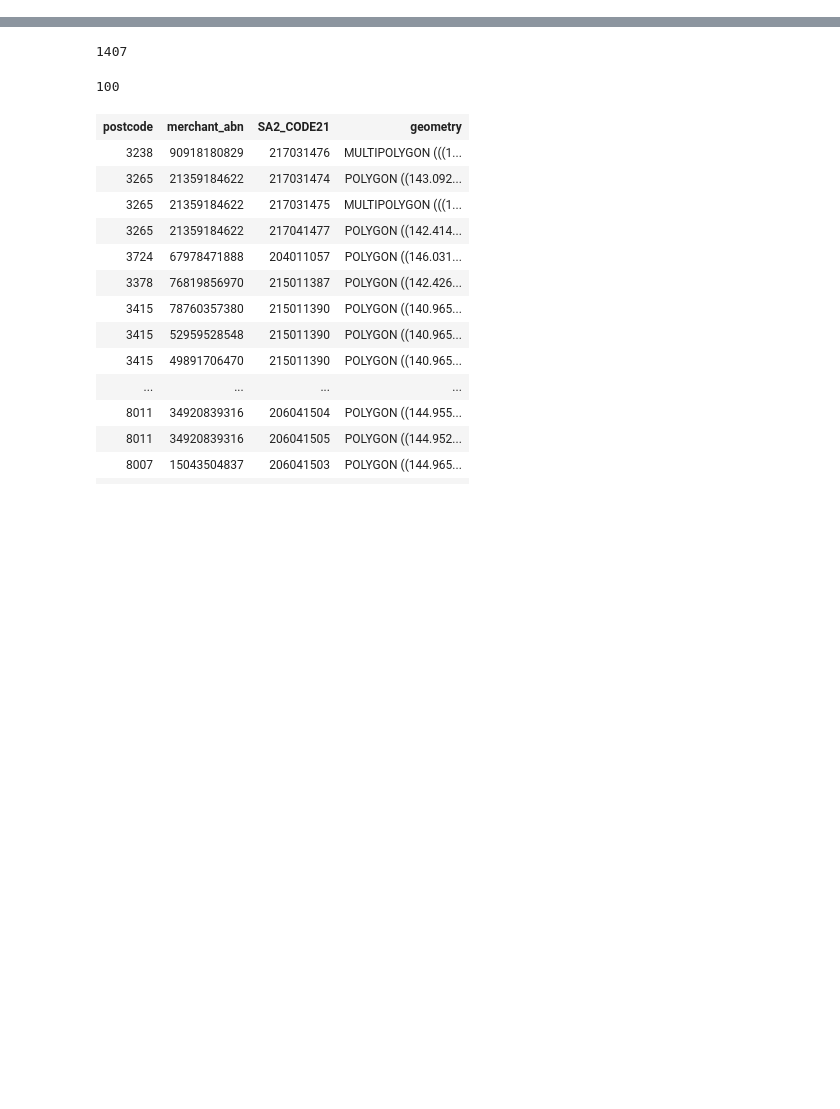
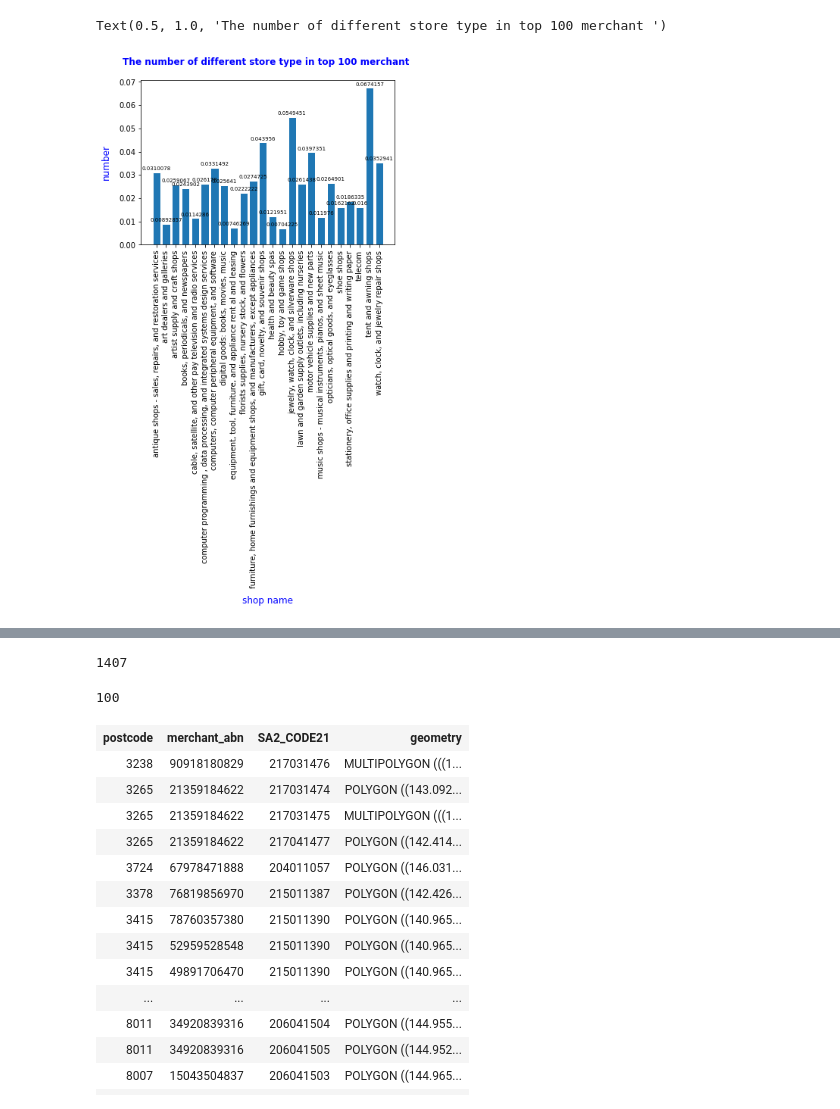
Before and after one commit to MAST30034-Applied-Data-Science/generic-buy-now-pay-later-project-group-16-project2-fighting-group, a Jupyter notebook: models/findings.ipynb, the cells around one changed output, grey strips where cells are left out. Saved outputs shown, nothing was run; the diff lists cells and outputs as text; code cells hidden in the pictures; blank space fills up the shorter version.

```diff
--- a/models/findings.ipynb
+++ b/models/findings.ipynb
@@ -152,0 +162,10 @@ plt.show()
+# %%
+top_100_pd_all = top_100.toPandas()
+tz_df = top_100_pd_all[['Store_type','Revenue_levels']].groupby(['Store_type']).count().reset_index().rename(columns = {'Revenue_levels' : 'count_100'})
+final_pd = final.toPandas()
+tz_final = final_pd[['Store_type','Revenue_levels']].groupby(['Store_type']).count().reset_index().rename(columns = {'Revenue_levels' : 'count_all'})
+
+df_tags = [tz_df,tz_final]
+df_merge_tags = reduce(lambda left,right: pd.merge(left,right, on = ['Store_type', 'Store_type']), df_tags)
+df_merge_tags['de'] = df_merge_tags['count_100']/df_merge_tags['count_all']
+df_merge_tags
@@ -153,2 +212,27 @@ plt.show()
+# %%
+# store type with top 100
+tz_df = df_merge_tags[['Store_type','de']].set_index(["Store_type"])
+
+fig, ax = plt.subplots()
+
+y = tz_df['de']
+
+bars = ax.bar(
+    x = range(1,25),
+    height = y, edgecolor='white',
+    tick_label = tz_df.index, width = 0.8
+)
+
+plt.xticks(rotation=90)
+ax.bar_label(bars, padding=2, color = 'black', fontsize=7)
+ax.xaxis.grid(False)
+
+ax.set_ylabel('number', labelpad = 10, color = 'blue', fontsize=12)
+ax.set_xlabel('shop name', labelpad = 10, color = 'blue', fontsize=12)
+ax.set_title('The number of different store type in top 100 merchant ', pad = 20, color = 'blue', weight = 'bold')
+#plt.savefig('../plots/store_type_large_count.png', bbox_inches='tight')
+# %% [output]
+Text(0.5, 1.0, 'The number of different store type in top 100 merchant ')
+[figure, added]
 # %%
 # store type with top 100
```
Also changed, not shown: parts of 11 cells of this notebook.
